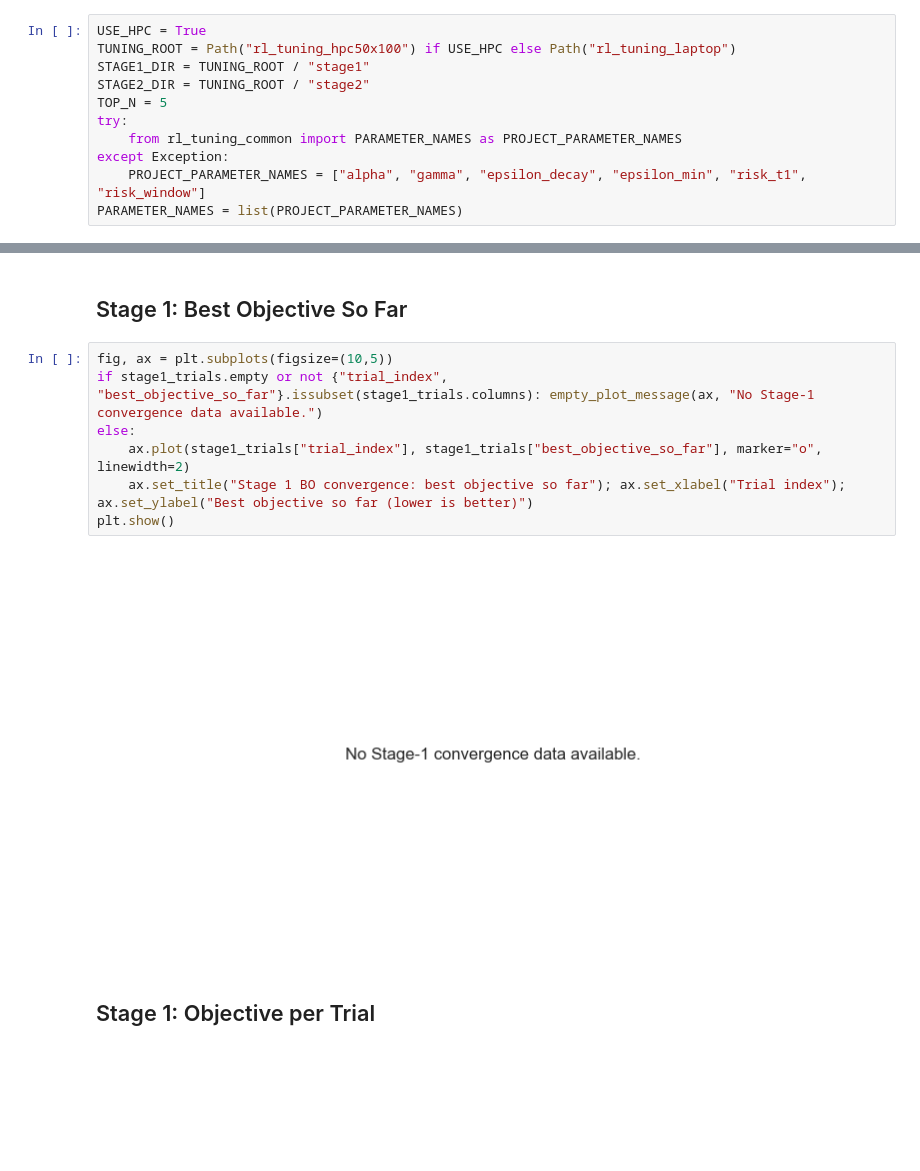
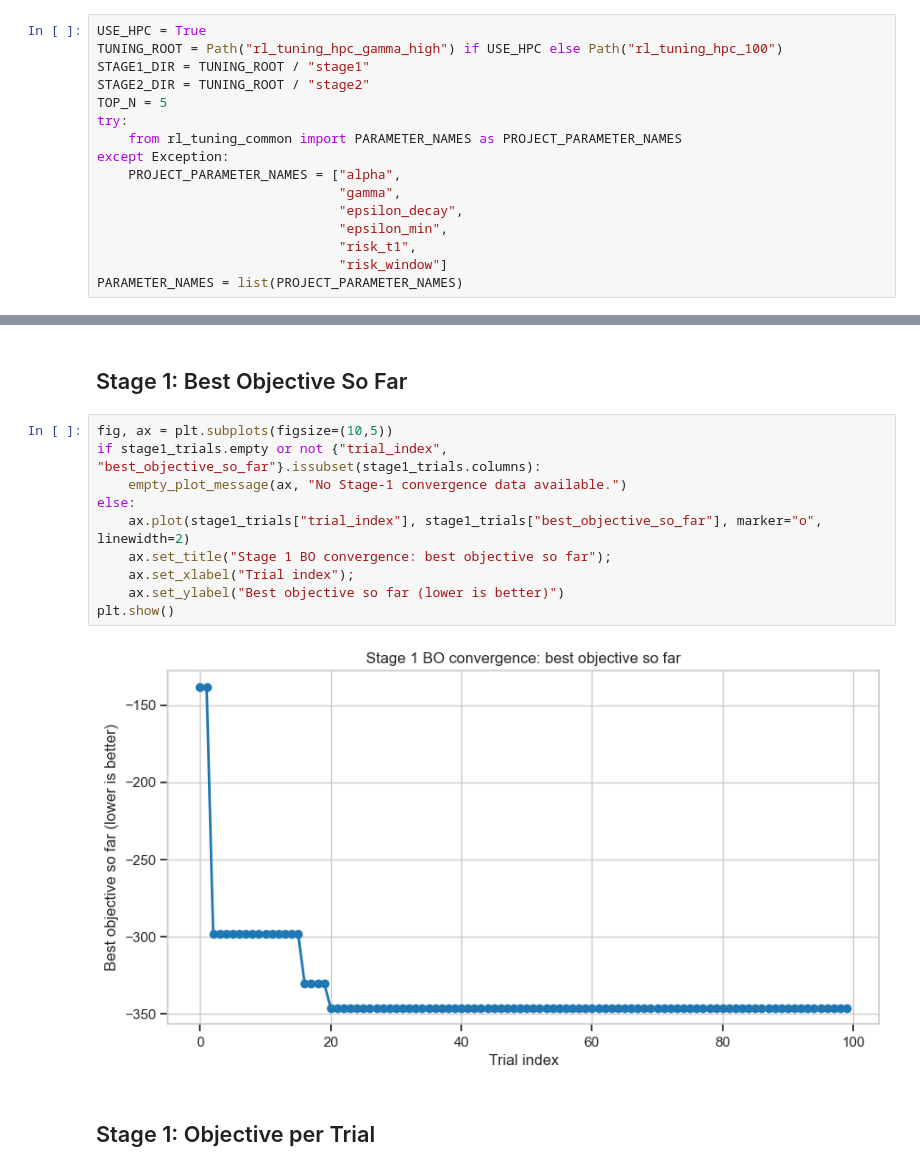
Before and after one commit to Dmfefnf/BA-Simulation-Optimization, a Jupyter notebook: RL/rl_hyperparameter_tuning_analysis.ipynb, the cells around one changed output, grey strips where cells are left out. Cells and saved outputs as stored; diff of their text form; blank space fills up the shorter version.

Commit message:
Adjustments to Visualisations of HP Tuning

```diff
--- a/RL/rl_hyperparameter_tuning_analysis.ipynb
+++ b/RL/rl_hyperparameter_tuning_analysis.ipynb
@@ -18,14 +19,19 @@ sns.set_context("notebook")
 pd.set_option("display.max_columns", 100)
 # %%
 USE_HPC = True
-TUNING_ROOT = Path("rl_tuning_hpc50x100") if USE_HPC else Path("rl_tuning_laptop")
+TUNING_ROOT = Path("rl_tuning_hpc_gamma_high") if USE_HPC else Path("rl_tuning_hpc_100")
 STAGE1_DIR = TUNING_ROOT / "stage1"
 STAGE2_DIR = TUNING_ROOT / "stage2"
 TOP_N = 5
 try:
     from rl_tuning_common import PARAMETER_NAMES as PROJECT_PARAMETER_NAMES
 except Exception:
-    PROJECT_PARAMETER_NAMES = ["alpha", "gamma", "epsilon_decay", "epsilon_min", "risk_t1", "risk_window"]
+    PROJECT_PARAMETER_NAMES = ["alpha",
+                               "gamma",
+                               "epsilon_decay",
+                               "epsilon_min",
+                               "risk_t1",
+                               "risk_window"]
 PARAMETER_NAMES = list(PROJECT_PARAMETER_NAMES)
 # %% [markdown]
 ## Helpers
@@ -163,13 +220,16 @@ WARNING: No Stage-2 evaluation.csv files found for candidate distributions.
 ## Stage 1: Best Objective So Far
 # %%
 fig, ax = plt.subplots(figsize=(10,5))
-if stage1_trials.empty or not {"trial_index", "best_objective_so_far"}.issubset(stage1_trials.columns): empty_plot_message(ax, "No Stage-1 convergence data available.")
+if stage1_trials.empty or not {"trial_index", "best_objective_so_far"}.issubset(stage1_trials.columns):
+    empty_plot_message(ax, "No Stage-1 convergence data available.")
 else:
     ax.plot(stage1_trials["trial_index"], stage1_trials["best_objective_so_far"], marker="o", linewidth=2)
-    ax.set_title("Stage 1 BO convergence: best objective so far"); ax.set_xlabel("Trial index"); ax.set_ylabel("Best objective so far (lower is better)")
+    ax.set_title("Stage 1 BO convergence: best objective so far");
+    ax.set_xlabel("Trial index");
+    ax.set_ylabel("Best objective so far (lower is better)")
 plt.show()
 # %% [output]
-[figure, old version]
+[figure, new version]
 # %% [markdown]
 ## Stage 1: Objective per Trial
 # %%
```
Also changed, not shown: parts of 8 cells of this notebook.
